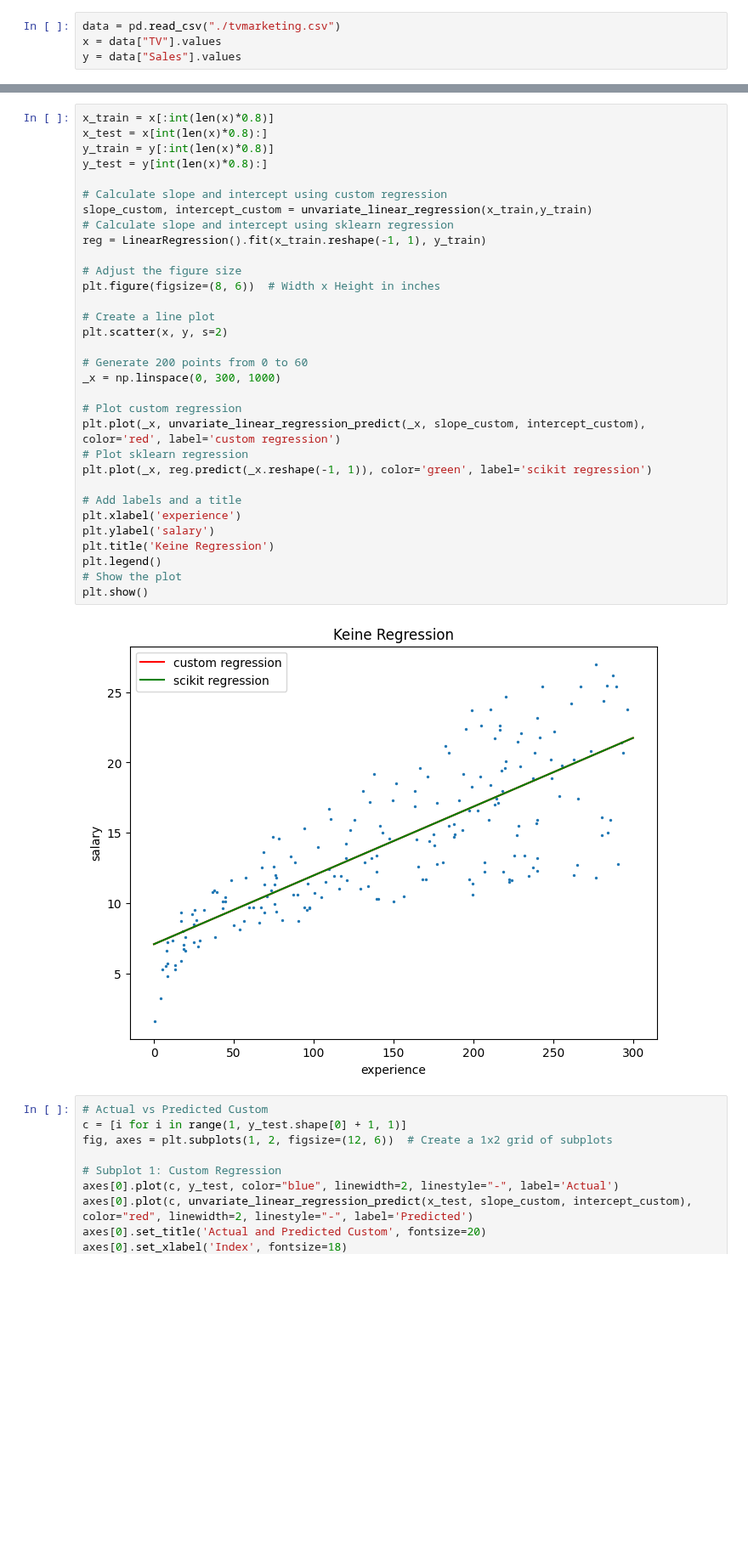
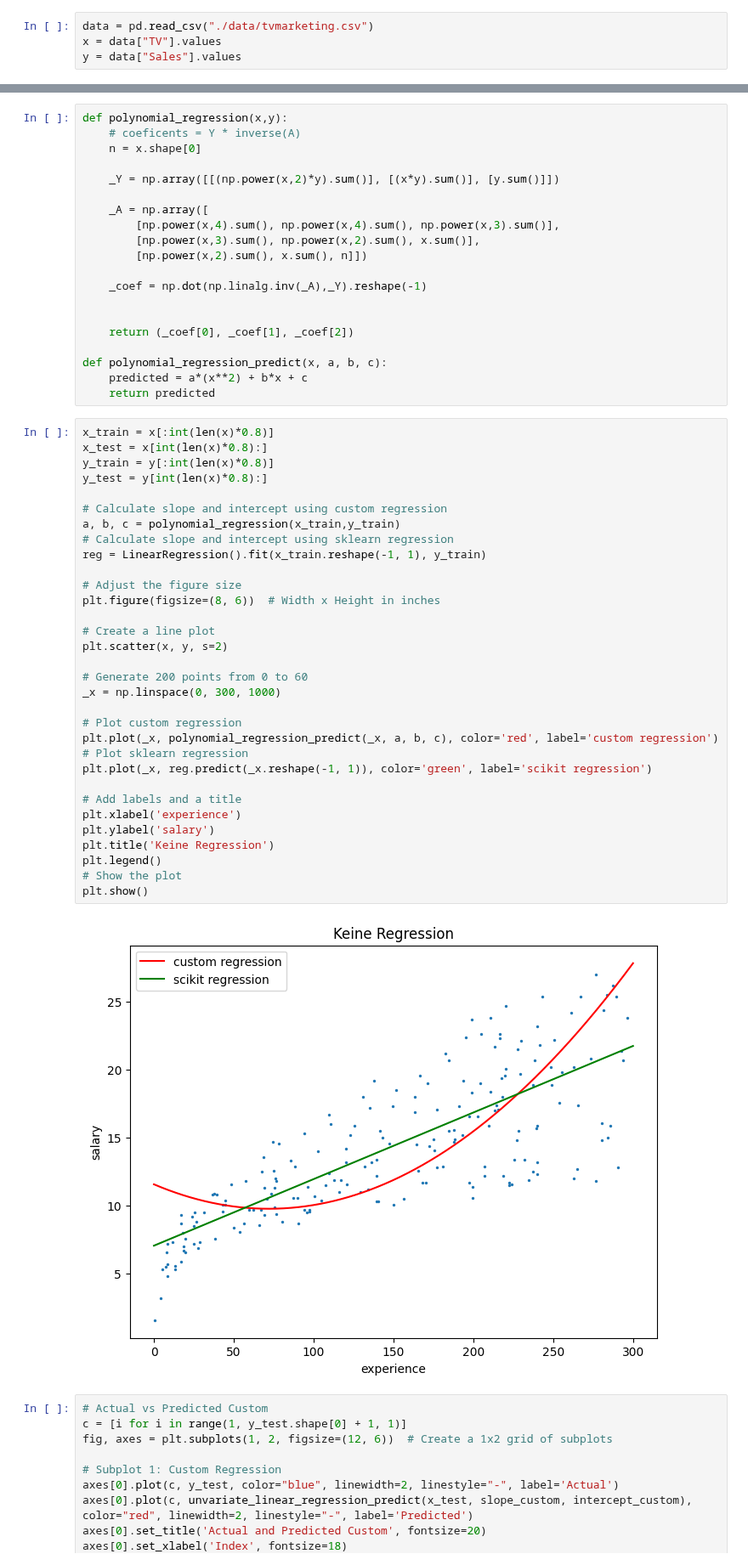
Before and after one commit to adamerikoff/learningDeepMachine, a Jupyter notebook: regression_algorithms/data/polynomial_regression.ipynb, the cells around one changed output, grey strips where cells are left out. Shown at 85% size. Cells and saved outputs as stored; diff of their text form; blank space fills up the shorter version.

Commit message:
implemented polynomial regression

```diff
--- a/regression_algorithms/data/polynomial_regression.ipynb
+++ b/regression_algorithms/data/polynomial_regression.ipynb
@@ -120,5 +121,5 @@ from sklearn.linear_model import LinearRegression
 from sklearn.metrics import mean_squared_error, r2_score
 # %%
-data = pd.read_csv("./tvmarketing.csv")
+data = pd.read_csv("./data/tvmarketing.csv")
 x = data["TV"].values
 y = data["Sales"].values
@@ -159,37 +146,57 @@ def unvariate_linear_regression_predict(x, slope, intercept):
+# %%
+def polynomial_regression(x,y):
+    # coeficents = Y * inverse(A)
+    n = x.shape[0]
+
+    _Y = np.array([[(np.power(x,2)*y).sum()], [(x*y).sum()], [y.sum()]])
+
+    _A = np.array([
+        [np.power(x,4).sum(), np.power(x,4).sum(), np.power(x,3).sum()],
+        [np.power(x,3).sum(), np.power(x,2).sum(), x.sum()],
+        [np.power(x,2).sum(), x.sum(), n]])
+
+    _coef = np.dot(np.linalg.inv(_A),_Y).reshape(-1)
+
+
+    return (_coef[0], _coef[1], _coef[2])
+
+def polynomial_regression_predict(x, a, b, c):
+    predicted = a*(x**2) + b*x + c
+    return predicted
 # %%
 x_train = x[:int(len(x)*0.8)]
 x_test = x[int(len(x)*0.8):]
 y_train = y[:int(len(x)*0.8)]
 y_test = y[int(len(x)*0.8):]
 
 # Calculate slope and intercept using custom regression
-slope_custom, intercept_custom = unvariate_linear_regression(x_train,y_train)
+a, b, c = polynomial_regression(x_train,y_train)
 # Calculate slope and intercept using sklearn regression
 reg = LinearRegression().fit(x_train.reshape(-1, 1), y_train)
 
 # Adjust the figure size
 plt.figure(figsize=(8, 6))  # Width x Height in inches
 
 # Create a line plot
 plt.scatter(x, y, s=2)
 
 # Generate 200 points from 0 to 60
 _x = np.linspace(0, 300, 1000)
 
 # Plot custom regression
-plt.plot(_x, unvariate_linear_regression_predict(_x, slope_custom, intercept_custom), color='red', label='custom regression')
+plt.plot(_x, polynomial_regression_predict(_x, a, b, c), color='red', label='custom regression')
 # Plot sklearn regression
 plt.plot(_x, reg.predict(_x.reshape(-1, 1)), color='green', label='scikit regression')
 
 # Add labels and a title
 plt.xlabel('experience')
 plt.ylabel('salary')
 plt.title('Keine Regression')
 plt.legend()
 # Show the plot
 plt.show()
 # %% [output]
-[figure, old version]
+[figure, new version]
 # %%
 # Actual vs Predicted Custom
 c = [i for i in range(1, y_test.shape[0] + 1, 1)]
```
Also changed, not shown: parts of 5 cells of this notebook.
